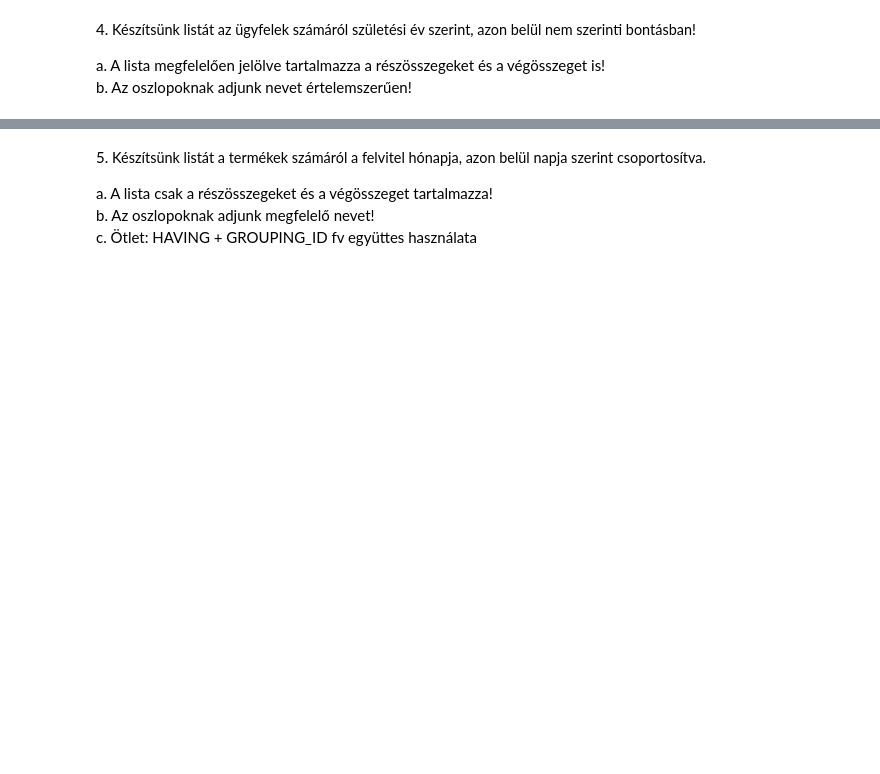
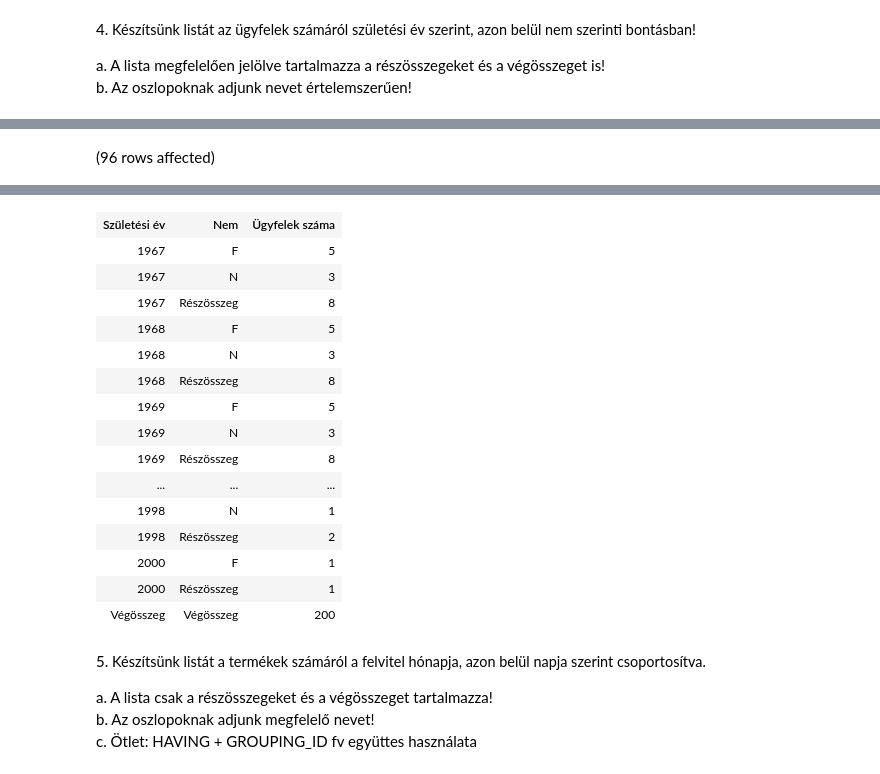
Before and after one commit to marinatoth/db_sql, a Jupyter notebook: gyakorlat04_feladatok.ipynb, the cells around one changed output, grey strips where cells are left out. Saved outputs shown, nothing was run; the diff lists cells and outputs as text; code cells hidden in the pictures; blank space fills up the shorter version.

```diff
--- a/gyakorlat04_feladatok.ipynb
+++ b/gyakorlat04_feladatok.ipynb
@@ -128,0 +136,10 @@ Total execution time: 00:00:00.017
+# %%
+SELECT IIF(GROUPING_ID(szulev) = 1, 'Végösszeg', CAST(szulev as nvarchar(4)))
+AS 'Születési év',
+
+         iif(GROUPING_ID(szulev,nem)=1, 'Részösszeg',iif(GROUPING_ID(szulev,nem)=3,'Végösszeg',nem)) as 'Nem',
+       count(*) AS 'Ügyfelek száma'
+FROM ugyfel
+GROUP BY ROLLUP(szulev, nem)
+# %% [output]
+(96 rows affected)
@@ -129,3 +147,19 @@ Total execution time: 00:00:00.017
+| Születési év | Nem | Ügyfelek száma |
+| 1967 | F | 5 |
+| 1967 | N | 3 |
+| 1967 | Részösszeg | 8 |
+| 1968 | F | 5 |
+| 1968 | N | 3 |
+| 1968 | Részösszeg | 8 |
+| 1969 | F | 5 |
+| 1969 | N | 3 |
+| 1969 | Részösszeg | 8 |
+| ... | ... | ... |
+| 1998 | N | 1 |
+| 1998 | Részösszeg | 2 |
+| 2000 | F | 1 |
+| 2000 | Részösszeg | 1 |
+| Végösszeg | Végösszeg | 200 |
 # %% [markdown]
 5. <span style="background-color: rgb(255, 255, 255); color: rgb(0, 0, 0); font-family: &quot;Open Sans&quot;, sans-serif; font-size: 14.44px;">Készítsünk listát a termékek számáról a felvitel hónapja, azon belül napja szerint csoportosítva.&nbsp;</span>
 
```
Also changed, not shown: parts of 7 cells of this notebook.
